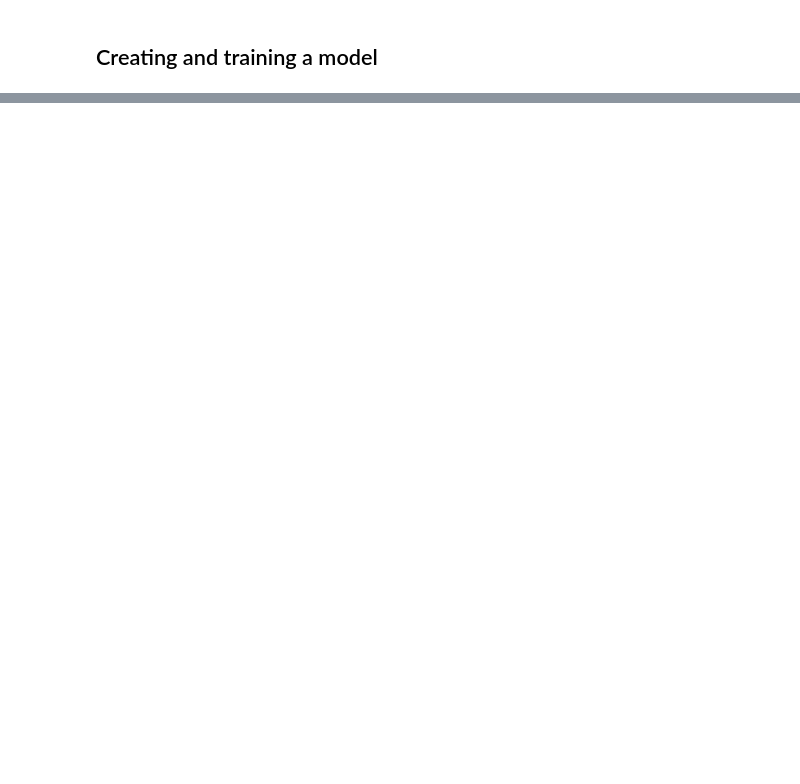
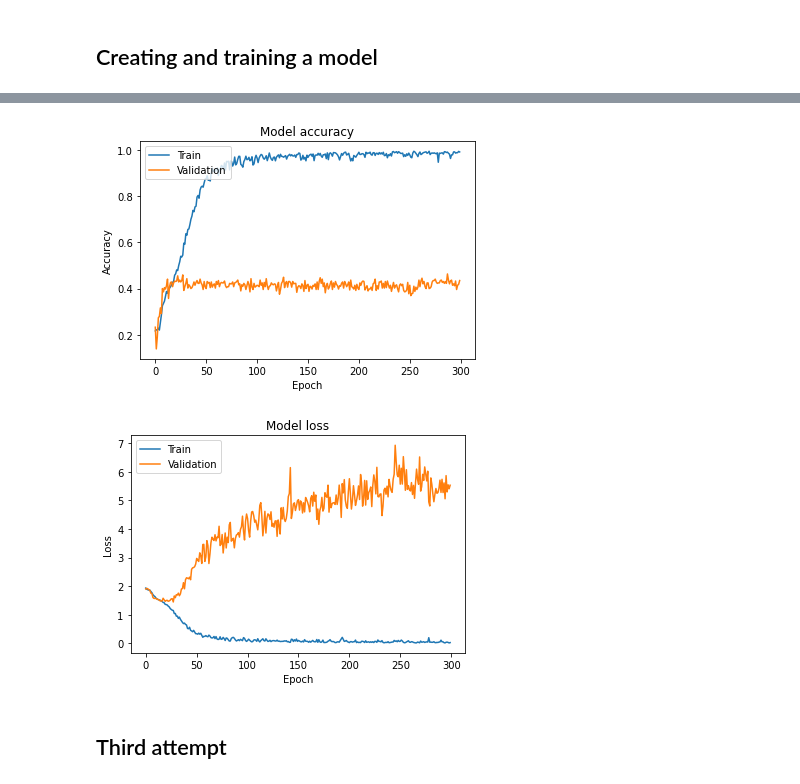
Before and after one commit to srgynmv/EmoteNN, a Jupyter notebook: notebooks/train_sound_cnn_1d.ipynb, the cells around one changed output, grey strips where cells are left out. Drawn from its saved outputs; the diff is of its cells as text; code cells hidden in the pictures; blank space fills up the shorter version.

```diff
--- a/notebooks/train_sound_cnn_1d.ipynb
+++ b/notebooks/train_sound_cnn_1d.ipynb
@@ -73,0 +123,7 @@ tu.save_results(model, train_history, 'sound_1d_cnn')
+# %%
+optimizer = tf.keras.optimizers.Adam(lr=0.001, beta_1=0.9, beta_2=0.999, epsilon=1e-7, decay=1e-6)
+model2 = build_cnn1(optimizer)
+model2_history = train(model2, batch_size=16, epochs=300)
+# %%
+display_results(model2, model2_history)
+# %% [output]
@@ -73,0 +136,4 @@ tu.save_results(model, train_history, 'sound_1d_cnn')
+[figure, added]
+[figure, added]
+# %% [markdown]
+## Third attempt
```
Also changed, not shown: parts of 32 cells of this notebook.
